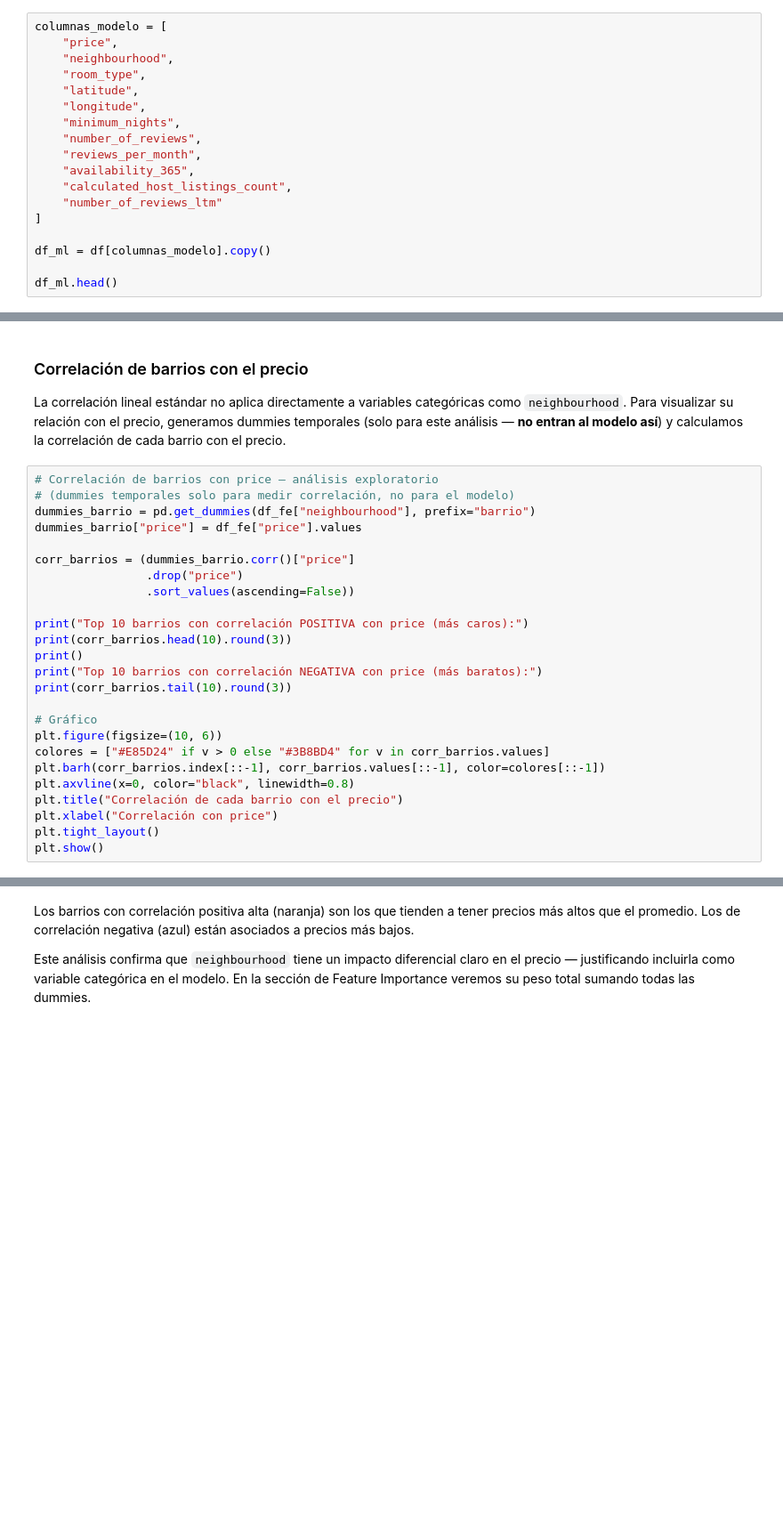
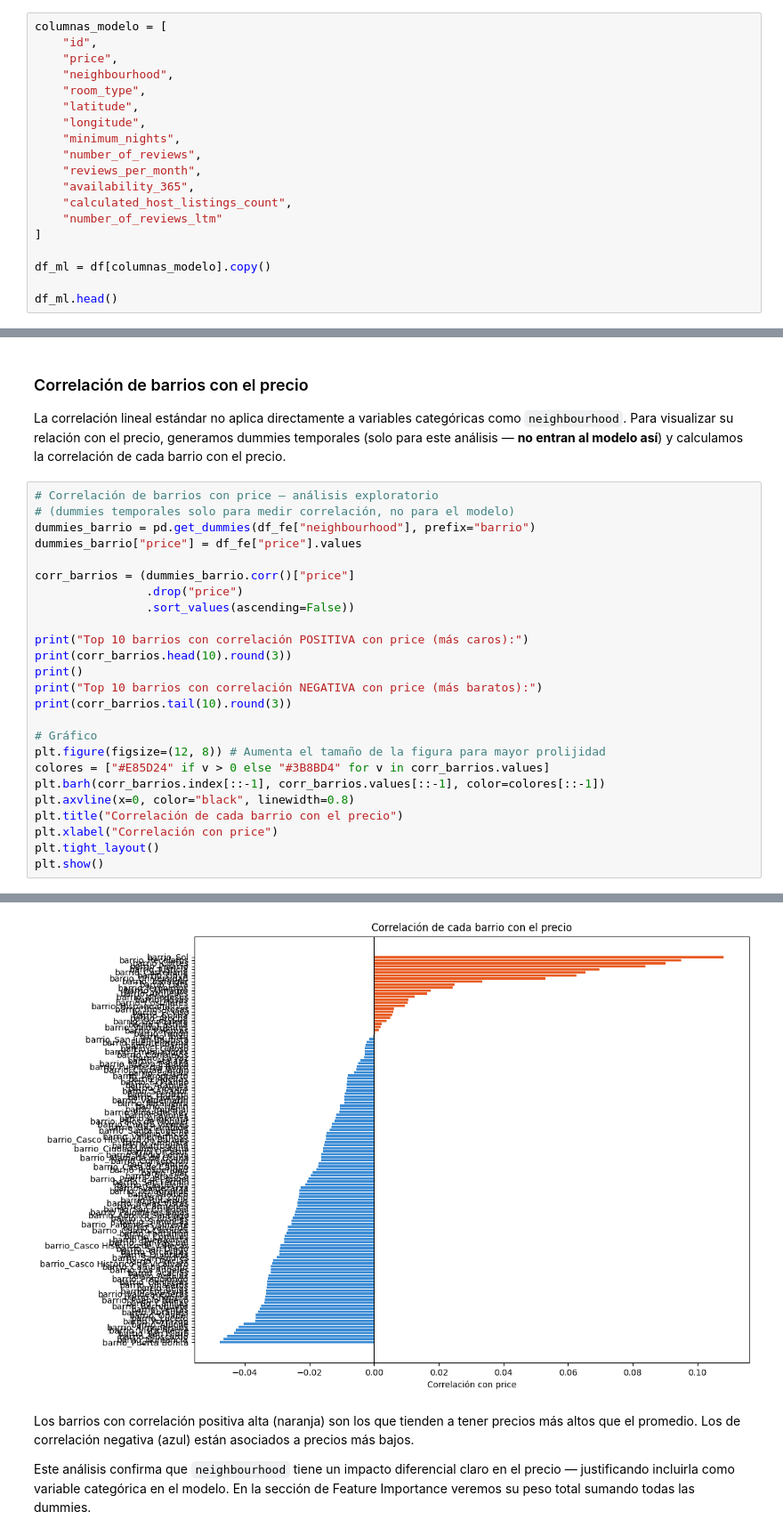
Before and after one commit to Nicolascresp/Airbnb, a Jupyter notebook: Tp_Airbnb_Madrid.ipynb, the cells around one changed output, grey strips where cells are left out. Shown at 89% size. Drawn from its saved outputs; the diff is of its cells as text; blank space fills up the shorter version.

```diff
--- a/Tp_Airbnb_Madrid.ipynb
+++ b/Tp_Airbnb_Madrid.ipynb
@@ -335,6 +523,7 @@ La métrica principal será MAE, porque es la más simple de comunicar en térmi
 ## 3.1.4 Preprocesamiento
 # %%
 columnas_modelo = [
+    "id",
     "price",
     "neighbourhood",
     "room_type",
@@ -754,7 +1114,7 @@ print("Top 10 barrios con correlación NEGATIVA con price (más baratos):")
 print(corr_barrios.tail(10).round(3))
 
 # Gráfico
-plt.figure(figsize=(10, 6))
+plt.figure(figsize=(12, 8)) # Aumenta el tamaño de la figura para mayor prolijidad
 colores = ["#E85D24" if v > 0 else "#3B8BD4" for v in corr_barrios.values]
 plt.barh(corr_barrios.index[::-1], corr_barrios.values[::-1], color=colores[::-1])
 plt.axvline(x=0, color="black", linewidth=0.8)
@@ -762,3 +1122,4 @@ plt.title("Correlación de cada barrio con el precio")
 plt.xlabel("Correlación con price")
 plt.tight_layout()
 plt.show()
+# %% [output]
@@ -765,3 +1143,4 @@ plt.show()
+[figure, added]
 # %% [markdown]
 Los barrios con correlación positiva alta (naranja) son los que tienden a tener precios más altos que el promedio. Los de correlación negativa (azul) están asociados a precios más bajos.
 
```
Also changed, not shown: parts of 58 cells of this notebook.
